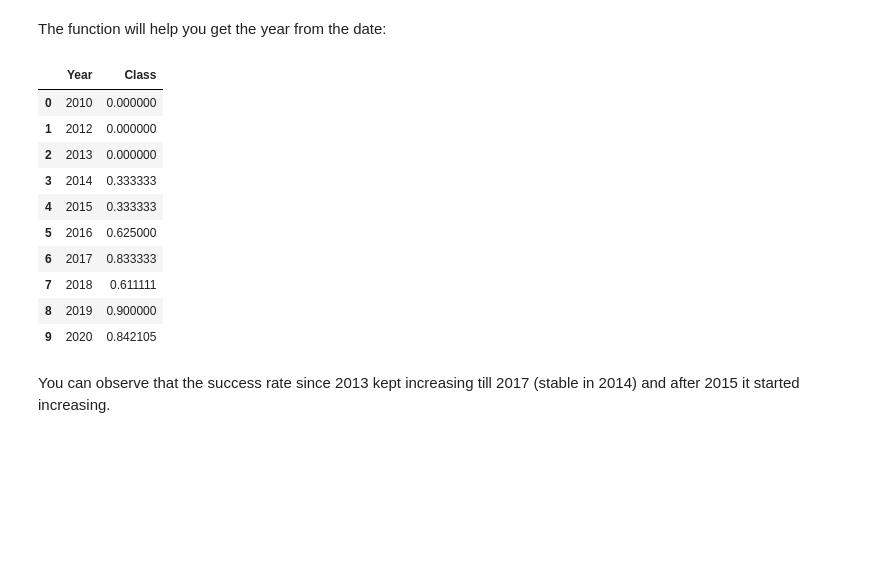
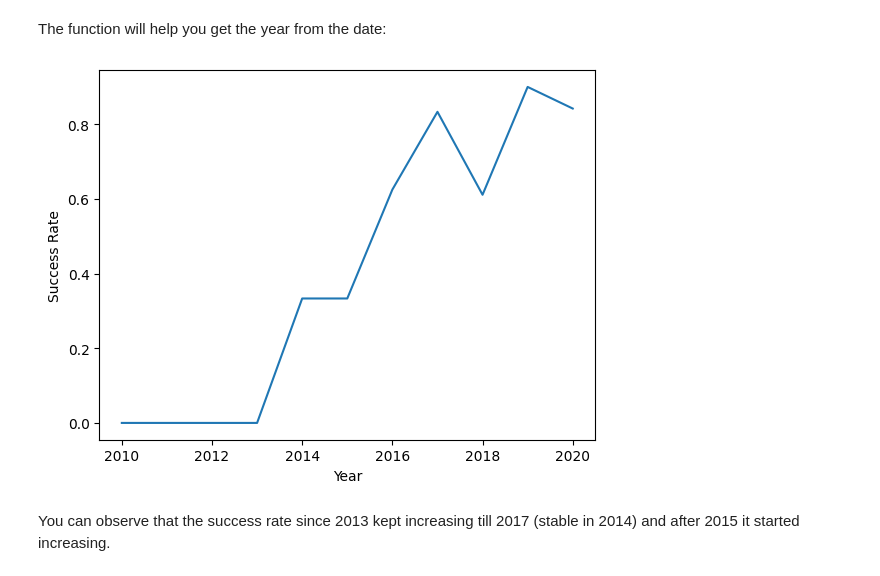
Before and after one commit to jjflorezw/ibmds, a Jupyter notebook: 10-applied-data-science-capstone/02-EDA/EDA-with-data-viz.ipynb, the cells around one changed output. Saved outputs shown, nothing was run; the diff lists cells and outputs as text; code cells hidden in the pictures; blank space fills up the shorter version.

```diff
--- a/10-applied-data-science-capstone/02-EDA/EDA-with-data-viz.ipynb
+++ b/10-applied-data-science-capstone/02-EDA/EDA-with-data-viz.ipynb
@@ -195,24 +195,17 @@ def Extract_year(date):
 # %%
 # Plot a line chart with x axis to be the extracted year and y axis to be the success rate
 from datetime import datetime
 
 df['Year'] = pd.to_datetime(df['Date']).dt.year
 yearly_sr_df = df.groupby('Year')[['Class']].mean()
 yearly_sr_df.reset_index(inplace=True)
 
-yearly_sr_df
+sns.lineplot(data=yearly_sr_df, x='Year', y='Class')
+plt.ylabel('Success Rate')
+plt.xlabel('Year')
+plt.show()
 # %% [output]
-|  | Year | Class |
-| 0 | 2010 | 0.000000 |
-| 1 | 2012 | 0.000000 |
-| 2 | 2013 | 0.000000 |
-| 3 | 2014 | 0.333333 |
-| 4 | 2015 | 0.333333 |
-| 5 | 2016 | 0.625000 |
-| 6 | 2017 | 0.833333 |
-| 7 | 2018 | 0.611111 |
-| 8 | 2019 | 0.900000 |
-| 9 | 2020 | 0.842105 |
+[figure, added]
 # %% [markdown]
 You can observe that the success rate since 2013 kept increasing till 2017 (stable in 2014) and after 2015 it started increasing.
 # %% [markdown]
```
Also changed, not shown: parts of 1 cell of this notebook, 5 other files.
